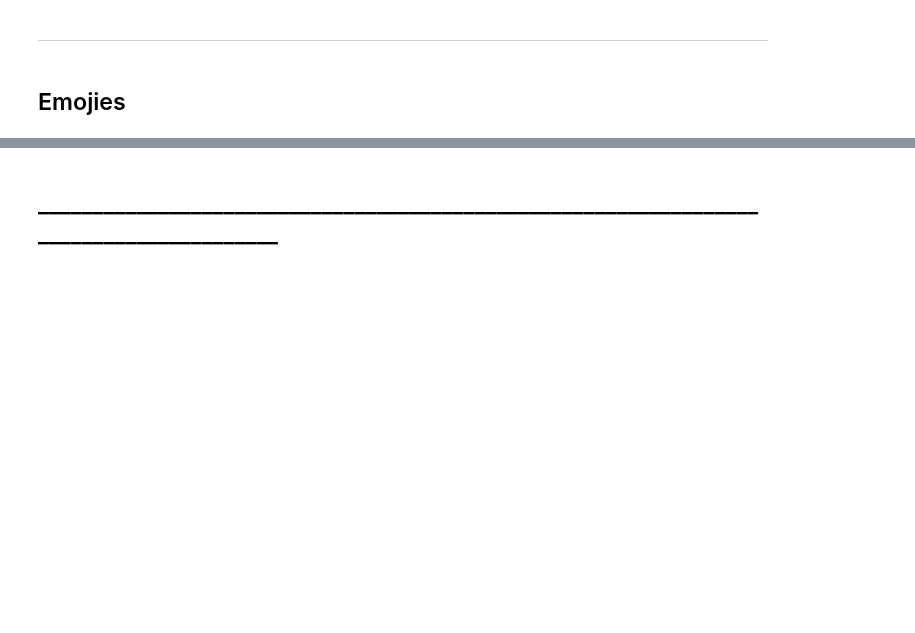
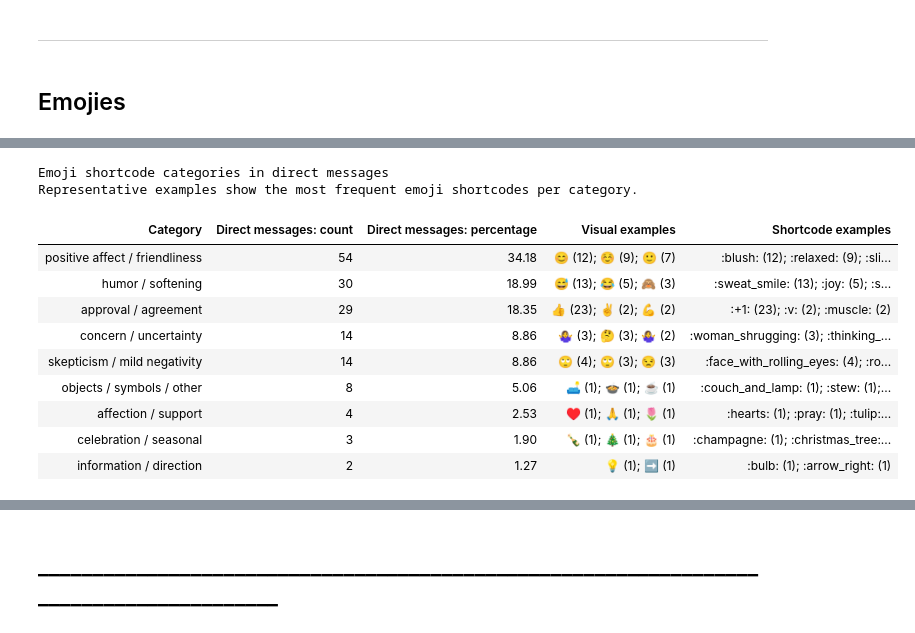
Before and after one commit to sajosa/DocTalk-Corpus-Analysis, a Jupyter notebook: 01_direct_messages_analysis/DocTalk_ChatCorpus_Analyse_Dir.ipynb, the cells around one changed output, grey strips where cells are left out. Drawn from its saved outputs; the diff is of its cells as text; code cells hidden in the pictures; blank space fills up the shorter version.

```diff
--- a/01_direct_messages_analysis/DocTalk_ChatCorpus_Analyse_Dir.ipynb
+++ b/01_direct_messages_analysis/DocTalk_ChatCorpus_Analyse_Dir.ipynb
@@ -3290,0 +4164,58 @@ display(HTML(f"""
+# %%
+# ------------------------------------------------------------
+# Display a compact visual table in the notebook
+# ------------------------------------------------------------
+
+emoji_visual_display_df = emoji_category_publication_table_df[
+    [
+        "category",
+        "direct_total_count",
+        "direct_percentage",
+        "direct_visual_examples",
+        "direct_representative_shortcodes"
+    ]
+].copy()
+
+emoji_visual_display_df = emoji_visual_display_df.rename(columns={
+    "category": "Category",
+    "direct_total_count": "Direct messages: count",
+    "direct_percentage": "Direct messages: percentage",
+    "direct_visual_examples": "Visual examples",
+    "direct_representative_shortcodes": "Shortcode examples"
+})
+
+display(HTML(f"""
+<div style="
+    color: black;
+    background-color: white;
+    padding: 20px;
+    border-radius: 10px;
+    border: 1px solid #ddd;
+">
+    <h3 style="color: black;">
+        Emoji shortcode categories in direct messages
+    </h3>
+    <p style="color: black;">
+        Representative examples show the most frequent emoji shortcodes per category.
+    </p>
+    {
+        emoji_visual_display_df.to_html(
+            index=False,
+            escape=False
+        )
+    }
+</div>
+"""))
+# %% [output]
+Emoji shortcode categories in direct messages
+Representative examples show the most frequent emoji shortcodes per category.
+| Category | Direct messages: count | Direct messages: percentage | Visual examples | Shortcode examples |
+| positive affect / friendliness | 54 | 34.18 | 😊 (12); ☺️ (9); 🙂 (7) | :blush: (12); :relaxed: (9); :sli... |
+| humor / softening | 30 | 18.99 | 😅 (13); 😂 (5); 🙈 (3) | :sweat_smile: (13); :joy: (5); :s... |
+| approval / agreement | 29 | 18.35 | 👍 (23); ✌️ (2); 💪 (2) | :+1: (23); :v: (2); :muscle: (2) |
+| concern / uncertainty | 14 | 8.86 | 🤷‍♀️ (3); 🤔 (3); 🤷‍♀️ (2) | :woman_shrugging: (3); :thinking_... |
+| skepticism / mild negativity | 14 | 8.86 | 🙄 (4); 🙄 (3); 😒 (3) | :face_with_rolling_eyes: (4); :ro... |
+| objects / symbols / other | 8 | 5.06 | 🛋️ (1); 🍲 (1); ☕ (1) | :couch_and_lamp: (1); :stew: (1);... |
+| affection / support | 4 | 2.53 | ♥️ (1); 🙏 (1); 🌷 (1) | :hearts: (1); :pray: (1); :tulip:... |
+| celebration / seasonal | 3 | 1.90 | 🍾 (1); 🎄 (1); 🎂 (1) | :champagne: (1); :christmas_tree:... |
+| information / direction | 2 | 1.27 | 💡 (1); ➡️ (1) | :bulb: (1); :arrow_right: (1) |
```
Also changed, not shown: parts of 23 cells of this notebook, 2 other files.
